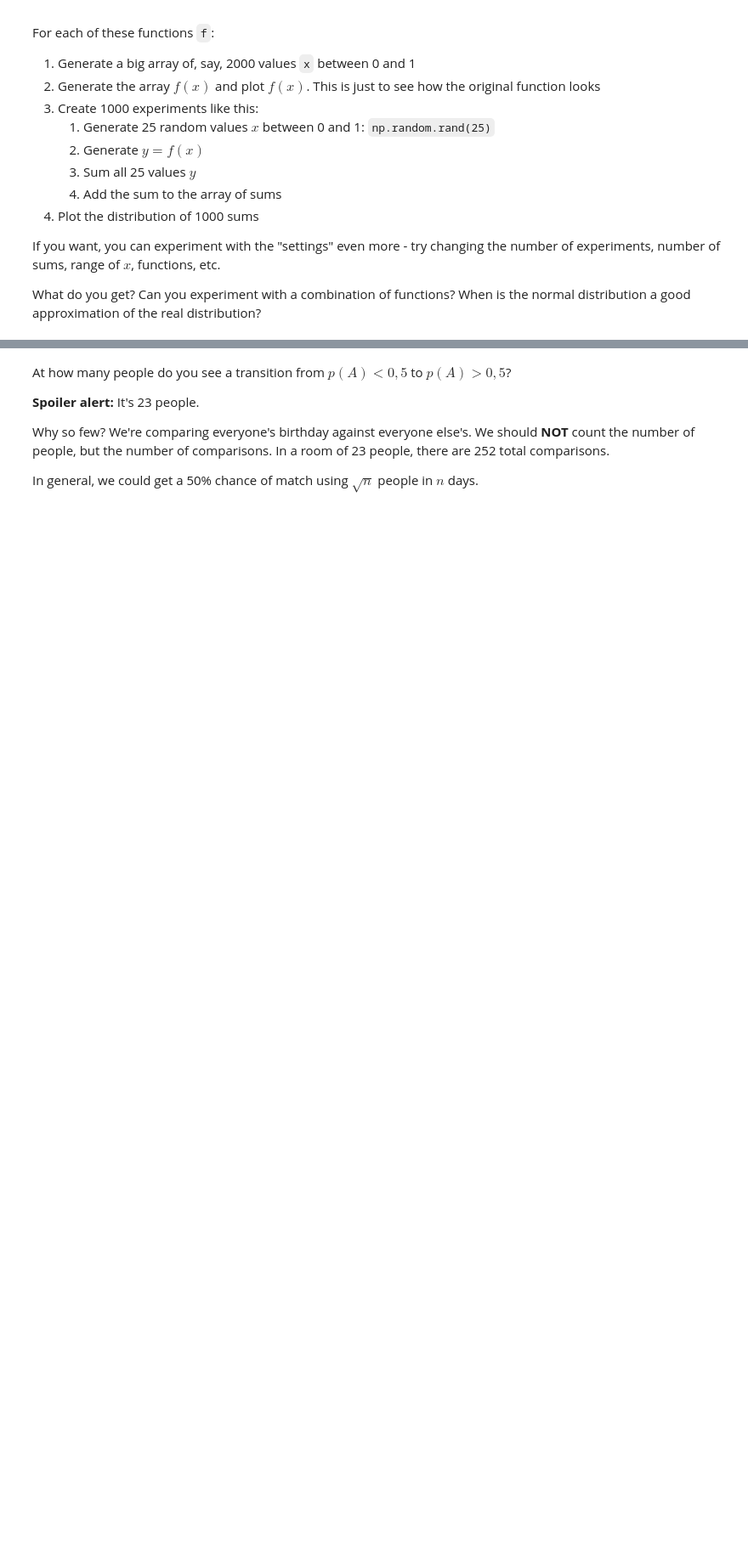
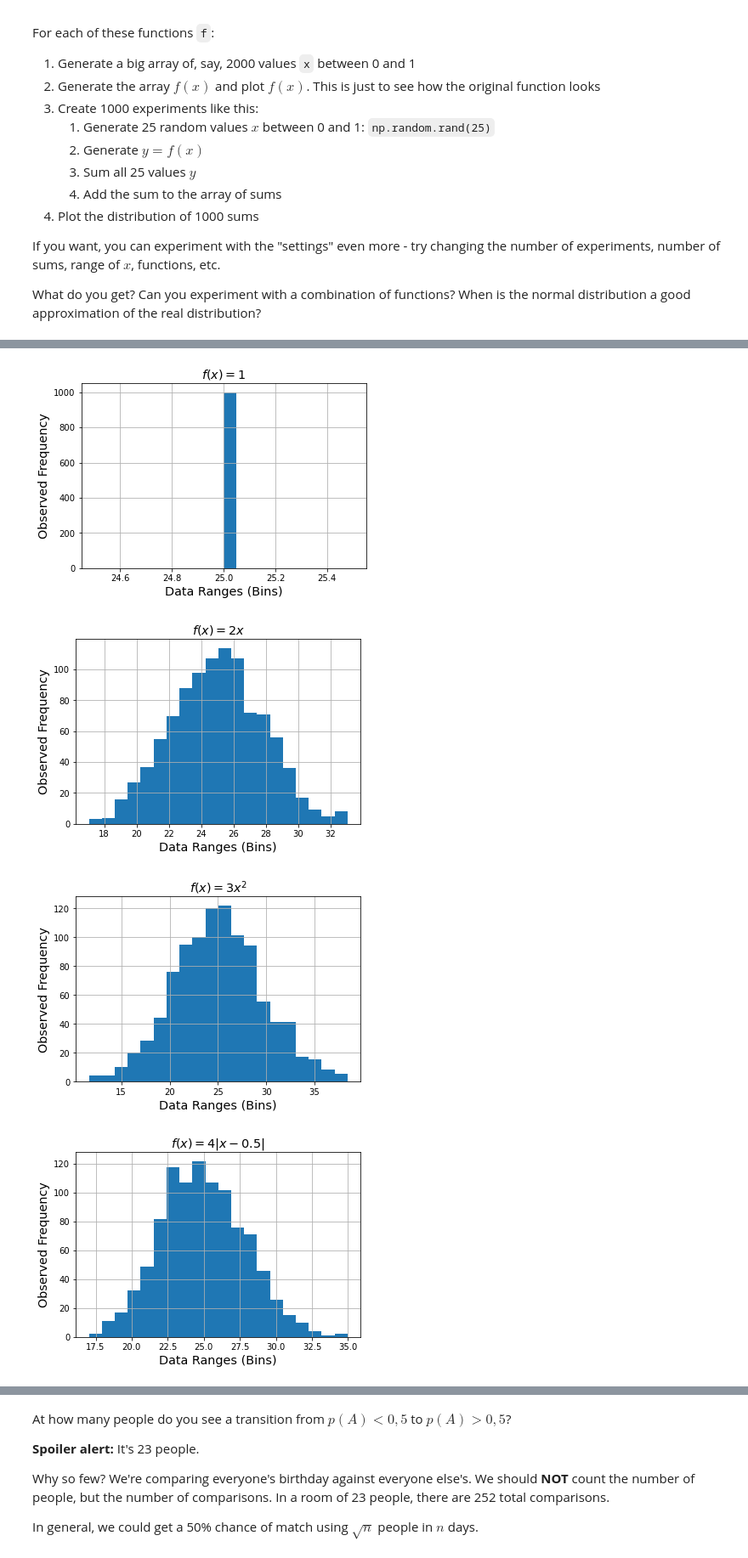
Before and after one commit to momchilantonov/SoftUni-Math-Concepts-For-Developers-February-2021, a Jupyter notebook: Probability-And-Combinatorics/Homework/Probability and Combinatorics Exercise.ipynb, the cells around one changed output, grey strips where cells are left out. Shown at 85% size. Cells and saved outputs as stored; diff of their text form; code cells hidden in the pictures; blank space fills up the shorter version.

```diff
--- a/Probability-And-Combinatorics/Homework/Probability and Combinatorics Exercise.ipynb
+++ b/Probability-And-Combinatorics/Homework/Probability and Combinatorics Exercise.ipynb
@@ -153,0 +176,26 @@ What do you get? Can you experiment with a combination of functions? When is the
+# %%
+def plot_clt_histogram(function, quantity_trails, quantity_random_numbers, data_ranges, title):
+    sums = []
+    for _ in range(quantity_trails):
+        random_x = np.random.rand(quantity_random_numbers)
+        y = np.vectorize(function)(random_x)
+        y_sum = np.sum(y)
+        sums.append(y_sum)
+    plt.hist(sums, bins=data_ranges)
+    plt.xlabel("Data Ranges (Bins)", fontsize="x-large")
+    plt.ylabel("Observed Frequency", fontsize="x-large")
+    plt.title(title, fontsize="x-large")
+    plt.grid()
+    plt.show()
+# %%
+# Plot the histograms with the basic "settings"
+plot_clt_histogram(lambda x: 1, 1000, 25, 20, "$f(x)=1$")
+plot_clt_histogram(lambda x: 2 * x, 1000, 25, 20, "$f(x)=2x$")
+plot_clt_histogram(lambda x: 3 * x ** 2, 1000, 25, 20, "$f(x)=3x^2$")
+plot_clt_histogram(lambda x: 4 * np.abs(x-0.5), 1000, 25, 20, "$f(x)=4|x-0.5|$")
+plot_clt_histogram(lambda x: 2 - 4 * np.abs(x-0.5), 1000, 25, 20, "$f(x)=2-4|x-0.5|$")
+# %% [output]
+[figure, added]
+[figure, added]
+[figure, added]
+[figure, added]
```
Also changed, not shown: parts of 5 cells of this notebook, 1 other file.
